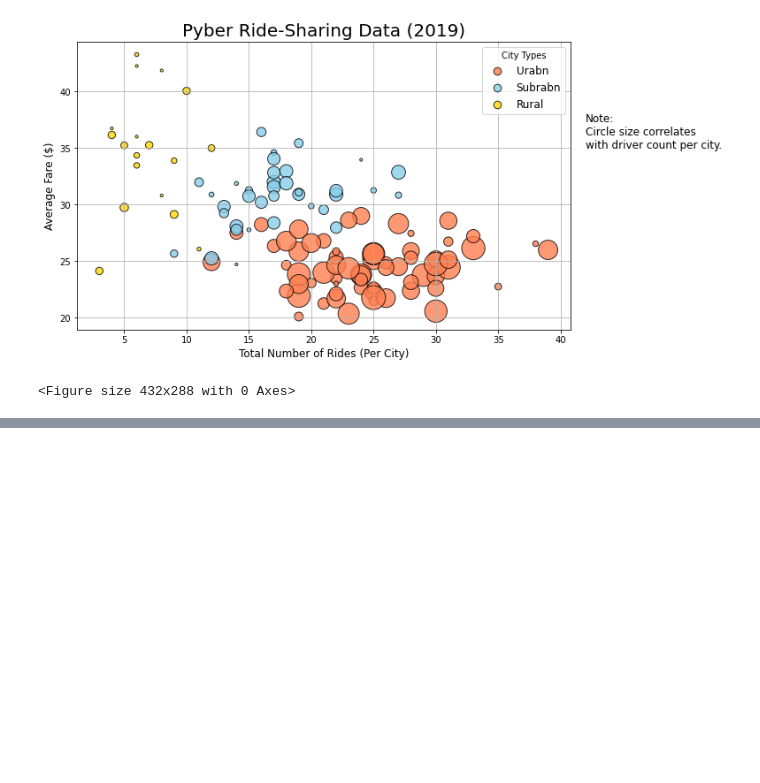
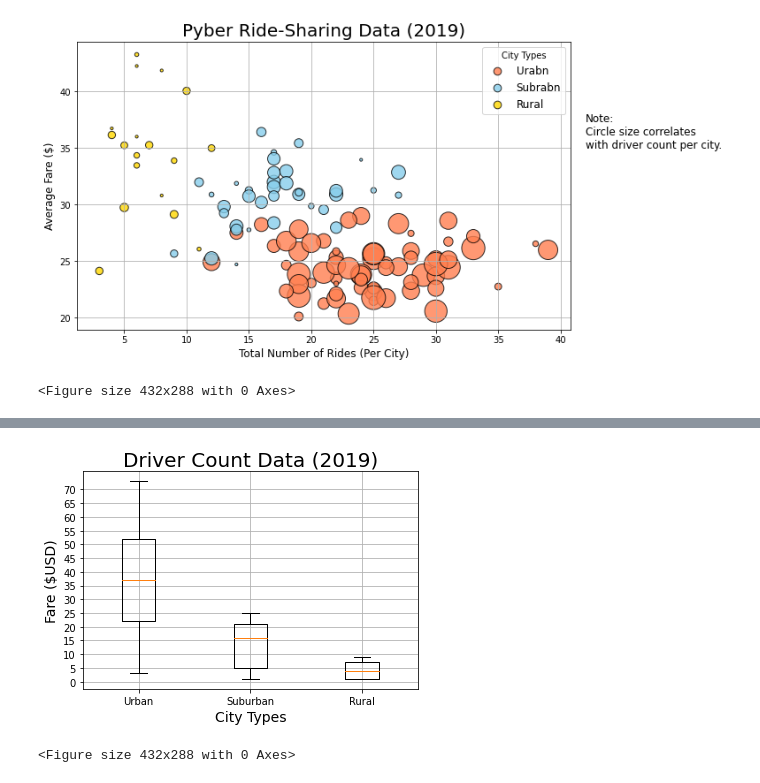
Before and after one commit to emma-wall/PyBer-Analysis, a Jupyter notebook: PyBer.ipynb, the cells around one changed output, grey strips where cells are left out. Drawn from its saved outputs; the diff is of its cells as text; code cells hidden in the pictures; blank space fills up the shorter version.

```diff
--- a/PyBer.ipynb
+++ b/PyBer.ipynb
@@ -221,0 +355,5 @@ plt.savefig("Analysis/Fig1.png")
+# %%
+#get the driver count for cities
+urban_drivers = urban_cities_df["driver_count"]
+suburban_drivers = suburban_cities_df["driver_count"]
+rural_drivers = rural_cities_df["driver_count"]
@@ -221,0 +432,17 @@ plt.savefig("Analysis/Fig1.png")
+# %%
+#create a box and whisker plot for the urban fare data
+x_labels=["Urban", "Suburban", "Rural"]
+driver_data=[urban_drivers, suburban_drivers, rural_drivers]
+fig, ax = plt.subplots()
+ax.boxplot(driver_data, labels=x_labels)
+#add the title, axis labes and grid
+ax.set_title("Driver Count Data (2019)", fontsize=20)
+ax.set_ylabel("Fare ($USD)", fontsize=14)
+ax.set_xlabel("City Types", fontsize=14)
+ax.set_yticks(np.arange(0,75, step=5))
+ax.grid()
+plt.show()
+plt.savefig("Analysis/Fig4.png")
+# %% [output]
+[figure, added]
+<Figure size 432x288 with 0 Axes>
```
Also changed, not shown: parts of 14 cells of this notebook, 3 other files.
